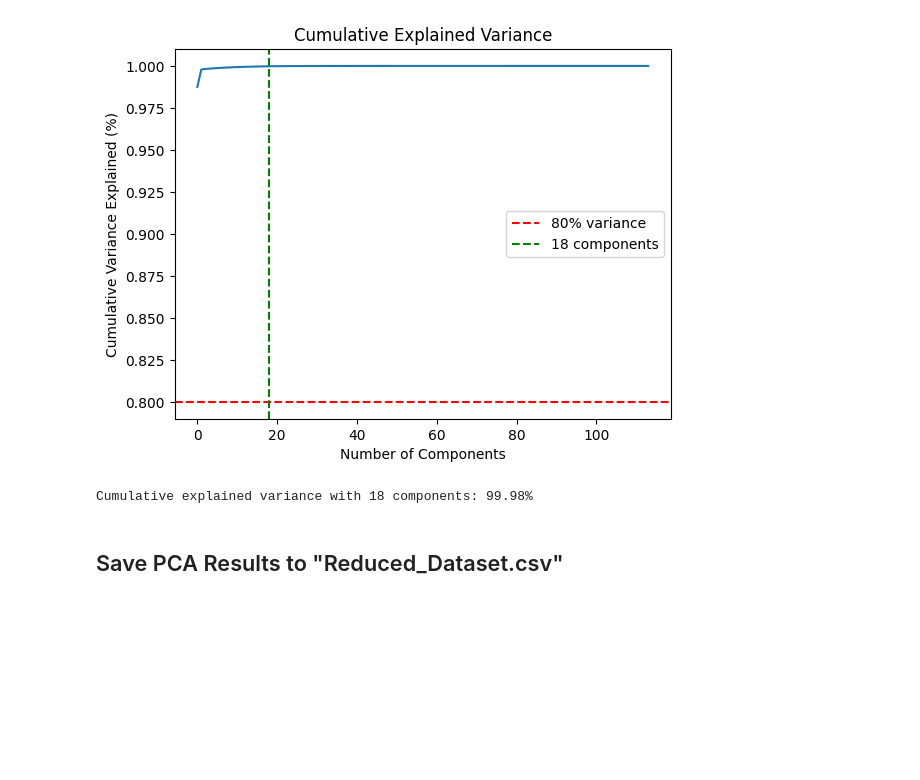
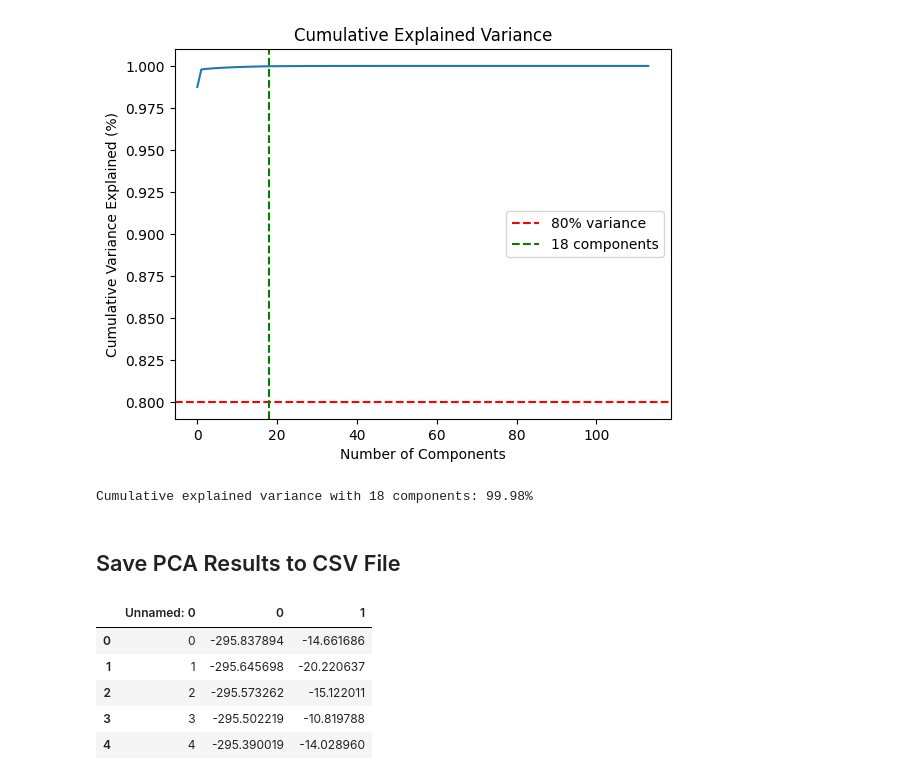
Before and after one commit to sharyz119/ml4qs_social_app, a Jupyter notebook: PCA.ipynb, the cells around one changed output. Cells and saved outputs as stored; diff of their text form; code cells hidden in the pictures; blank space fills up the shorter version.

```diff
--- a/PCA.ipynb
+++ b/PCA.ipynb
@@ -375,12 +322,23 @@ print(f"Cumulative explained variance with 18 components: {explained_variance_18
 [figure]
 Cumulative explained variance with 18 components: 99.98%
 # %% [markdown]
-## Save PCA Results to "Reduced_Dataset.csv"
+## Save PCA Results to CSV File
 # %%
 # Fit PCA with a specific number of components
-n_components = 7
+n_components = 2
 pca = PCA(n_components=n_components)
 reduced_data = pca.fit_transform(data_for_pca)
 
 # Save the reduced dataset
 pd.DataFrame(reduced_data).to_csv('Reduced_Dataset.csv')
+
+test = r"Reduced_Dataset.csv"
+df_test = pd.read_csv(test)
+df_test.head()
+# %% [output]
+|  | Unnamed: 0 | 0 | 1 |
+| 0 | 0 | -295.837894 | -14.661686 |
+| 1 | 1 | -295.645698 | -20.220637 |
+| 2 | 2 | -295.573262 | -15.122011 |
+| 3 | 3 | -295.502219 | -10.819788 |
+| 4 | 4 | -295.390019 | -14.028960 |
```
Also changed, not shown: parts of 16 cells of this notebook.
